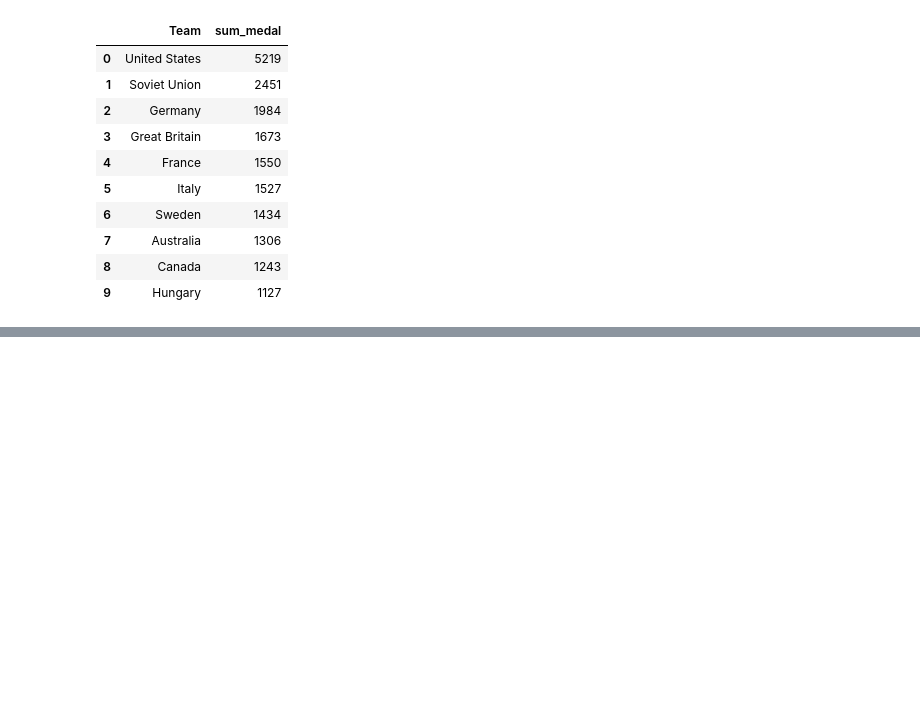
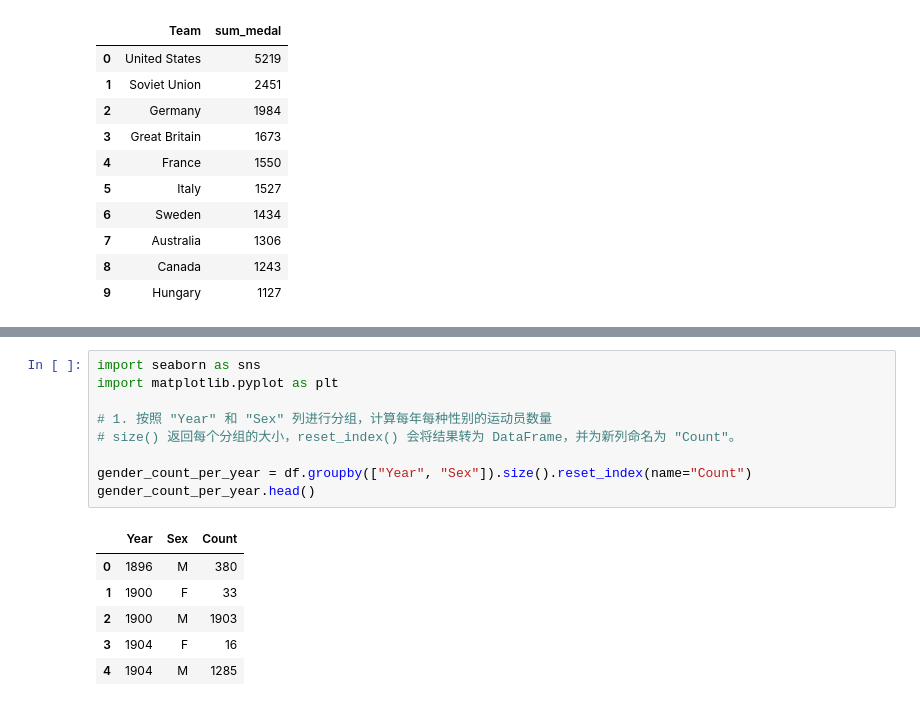
Before and after one commit to JessieH521/Data_Platform_DE24, a Jupyter notebook: exercises/exercise_1/exercise_1_2.ipynb, the cells around one changed output, grey strips where cells are left out. Saved outputs shown, nothing was run; the diff lists cells and outputs as text; blank space fills up the shorter version.

```diff
--- a/exercises/exercise_1/exercise_1_2.ipynb
+++ b/exercises/exercise_1/exercise_1_2.ipynb
@@ -242,0 +219,16 @@ Name: count, dtype: int64
+# %%
+import seaborn as sns
+import matplotlib.pyplot as plt
+
+# 1. 按照 "Year" 和 "Sex" 列进行分组，计算每年每种性别的运动员数量
+# size() 返回每个分组的大小，reset_index() 会将结果转为 DataFrame，并为新列命名为 "Count"。
+
+gender_count_per_year = df.groupby(["Year", "Sex"]).size().reset_index(name="Count")
+gender_count_per_year.head()
+# %% [output]
+|  | Year | Sex | Count |
+| 0 | 1896 | M | 380 |
+| 1 | 1900 | F | 33 |
+| 2 | 1900 | M | 1903 |
+| 3 | 1904 | F | 16 |
+| 4 | 1904 | M | 1285 |
```
Also changed, not shown: parts of 8 cells of this notebook, 12 other files.
